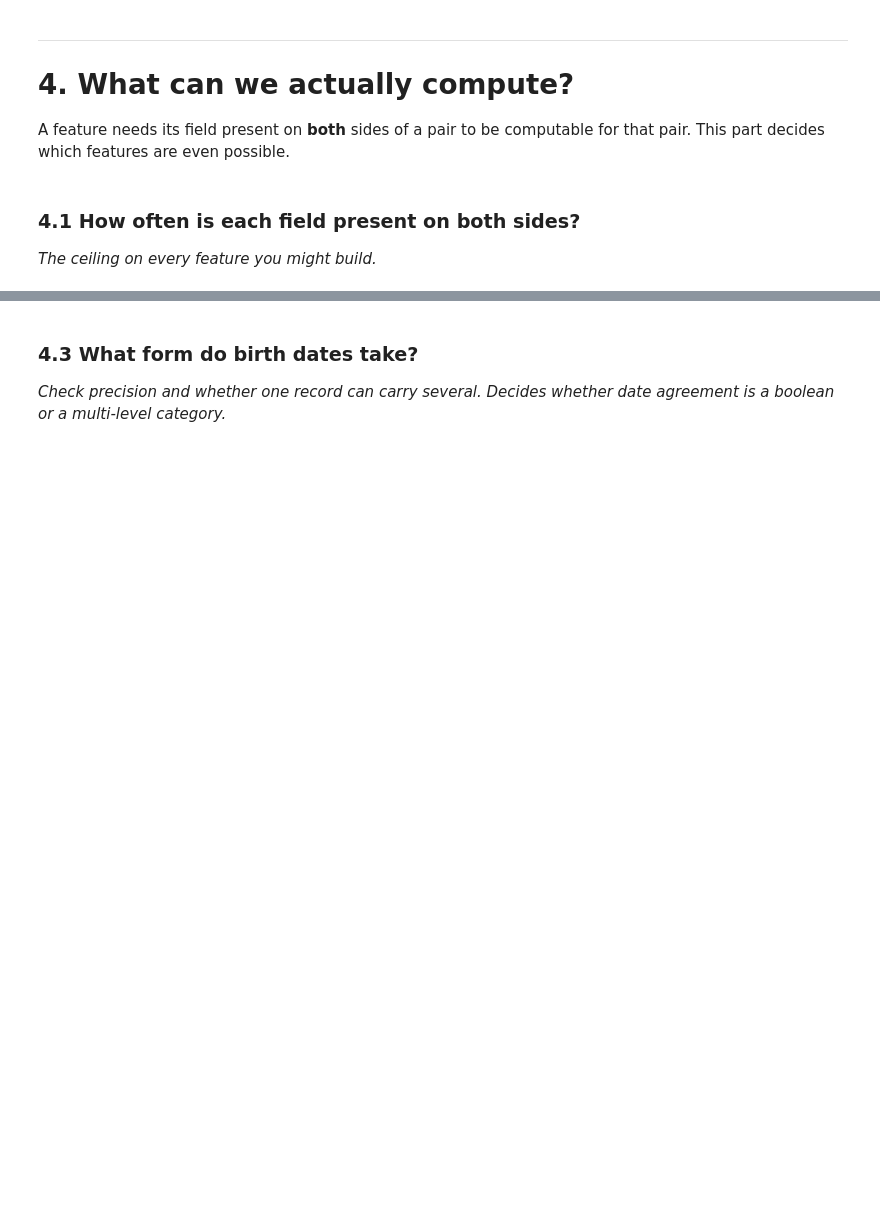
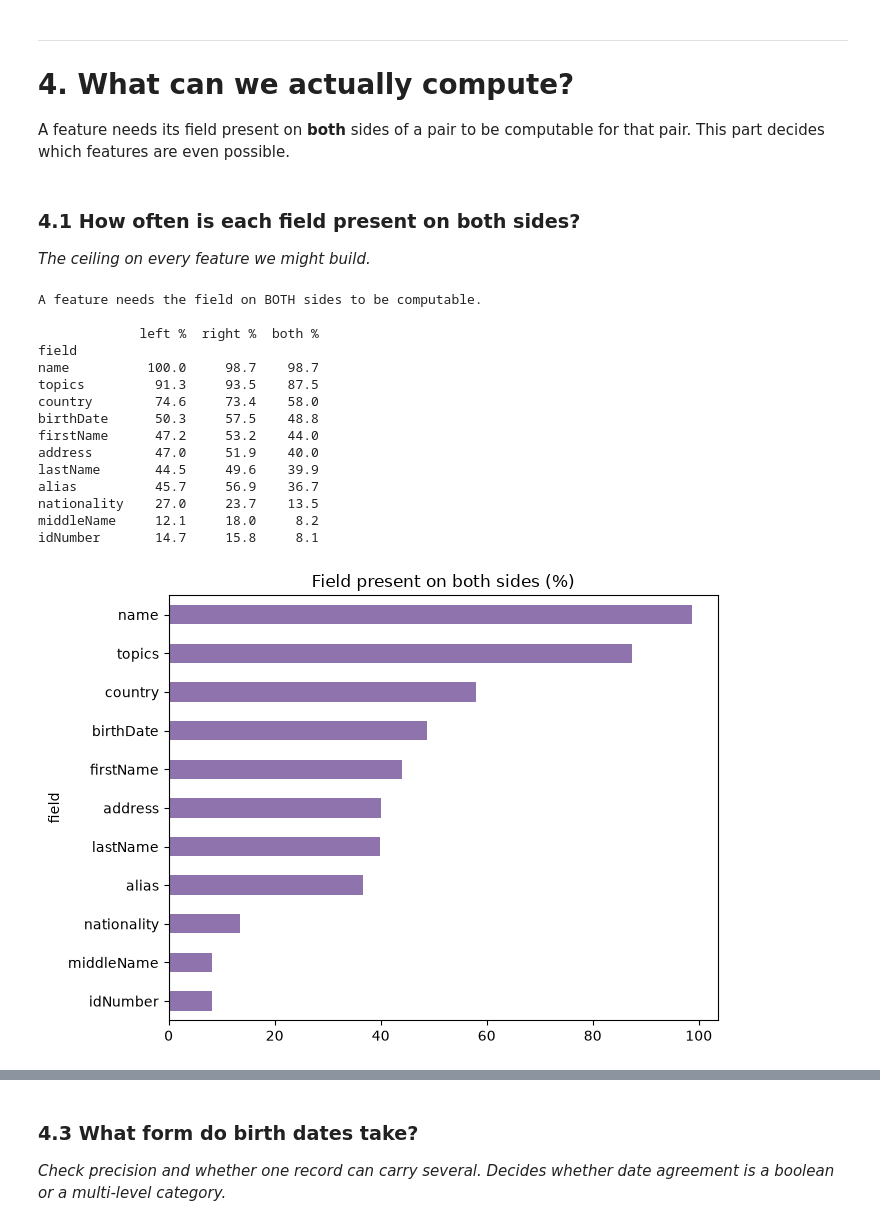
Before and after one commit to darksemyr/sanctions-screening, a Jupyter notebook: eda.ipynb, the cells around one changed output, grey strips where cells are left out. Saved outputs shown, nothing was run; the diff lists cells and outputs as text; code cells hidden in the pictures; blank space fills up the shorter version.

Commit message:
Finalising EDA + Data Clean + data split

```diff
--- a/eda.ipynb
+++ b/eda.ipynb
@@ -467,3 +997,18 @@ reason for each decision in `docs/decisions.md` as you make it.
 ### 3.1 Apply the scope filter
 
 *Keep only the record types that are genuinely name comparisons. Record why.*
+# %%
+IN_SCOPE = ("Person", "Company", "Organization")
+
+# Filter on BOTH sides. Filtering only on left_schema leaves cross-type pairs
+# such as Organization/LegalEntity and gives a different row count.
+in_scope = pairs.left_schema.isin(IN_SCOPE) & pairs.right_schema.isin(IN_SCOPE)
+scoped = pairs[in_scope].copy()
+
+print(f"{len(pairs):,} -> {len(scoped):,} in scope "
+      f"({100 * in_scope.mean():.1f}%)")
+
+print("\nwhat we dropped, and why it is not a name comparison:")
+dropped = pairs[~in_scope]
+print((dropped.left_schema + " / " + dropped.right_schema)
+      .value_counts().head(8).to_string())
@@ -489,4 +1174,44 @@ computable for that pair. This part decides which features are even possible.
 # %% [markdown]
 ### 4.1 How often is each field present on both sides?
 
-*The ceiling on every feature you might build.*
+*The ceiling on every feature we might build.*
+# %%
+PROPS = ["name", "alias", "firstName", "lastName", "middleName", "birthDate",
+         "country", "nationality", "idNumber", "address", "topics"]
+
+presence = pd.DataFrame([
+    {
+        "field": p,
+        "left %":  round(100 * (clean[f"left_{p}"].map(len) > 0).mean(), 1),
+        "right %": round(100 * (clean[f"right_{p}"].map(len) > 0).mean(), 1),
+        "both %":  round(100 * ((clean[f"left_{p}"].map(len) > 0)
+                                & (clean[f"right_{p}"].map(len) > 0)).mean(), 1),
+    }
+    for p in PROPS
+]).sort_values("both %", ascending=False).set_index("field")
+
+print("A feature needs the field on BOTH sides to be computable.\n")
+print(presence.to_string())
+
+presence["both %"].plot.barh(figsize=(7, 5), color="#8F73AC")
+plt.title("Field present on both sides (%)")
+plt.gca().invert_yaxis()
+plt.tight_layout()
+plt.show()
+# %% [output]
+A feature needs the field on BOTH sides to be computable.
+
+             left %  right %  both %
+field
+name          100.0     98.7    98.7
+topics         91.3     93.5    87.5
+country        74.6     73.4    58.0
+birthDate      50.3     57.5    48.8
+firstName      47.2     53.2    44.0
+address        47.0     51.9    40.0
+lastName       44.5     49.6    39.9
+alias          45.7     56.9    36.7
+nationality    27.0     23.7    13.5
+middleName     12.1     18.0     8.2
+idNumber       14.7     15.8     8.1
+[figure, added]
```
Also changed, not shown: parts of 73 cells of this notebook, 2 other files.
